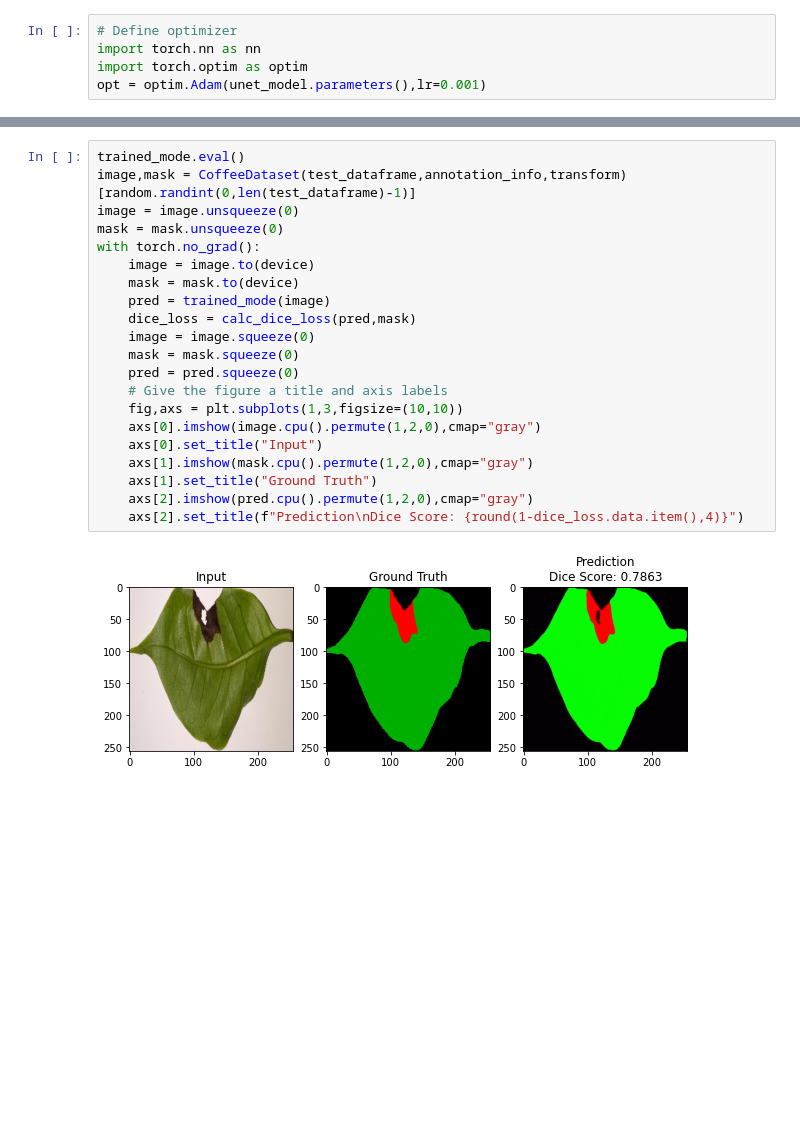
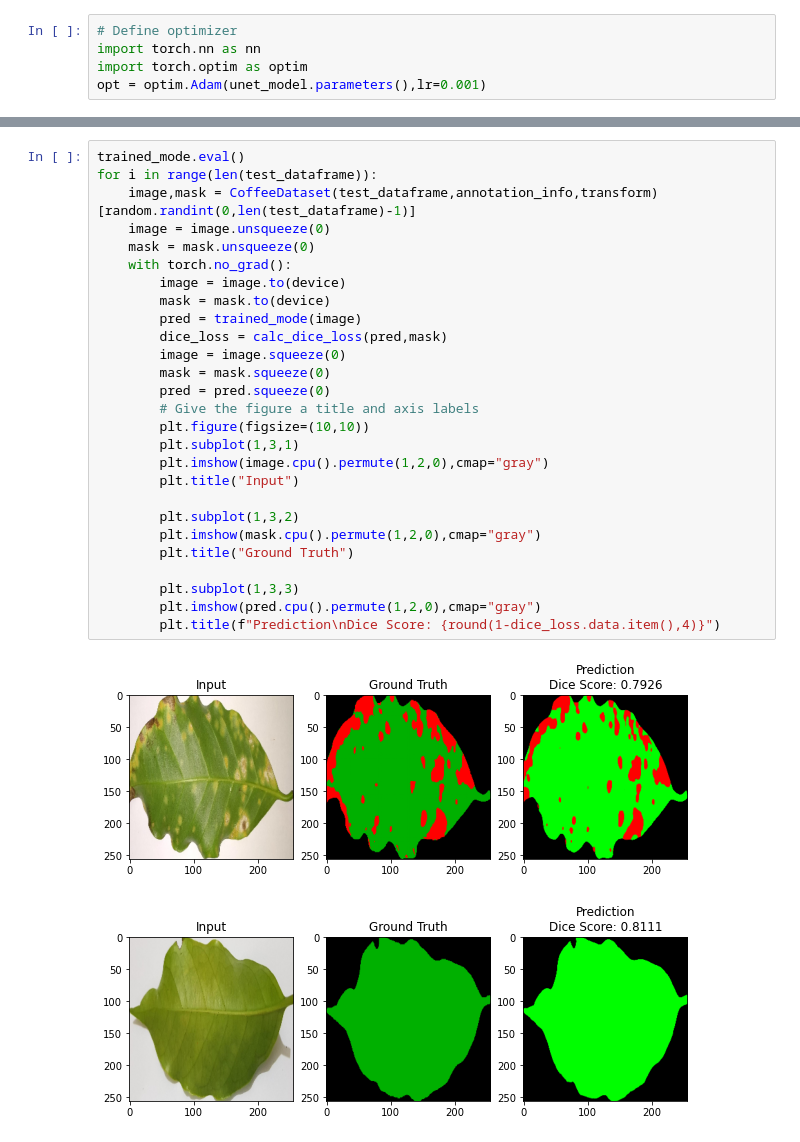
Before and after one commit to FrexG/Coffee-Semantic-Segmentation, a Jupyter notebook: notebooks/2.0-explore-dataloader.ipynb, the cells around one changed output, grey strips where cells are left out. Drawn from its saved outputs; the diff is of its cells as text; blank space fills up the shorter version.

```diff
--- a/notebooks/2.0-explore-dataloader.ipynb
+++ b/notebooks/2.0-explore-dataloader.ipynb
@@ -114,23 +131,30 @@ TypeError: train() got an unexpected keyword argument 'train_loader'
 # %%
 trained_mode.eval()
-image,mask = CoffeeDataset(test_dataframe,annotation_info,transform)[random.randint(0,len(test_dataframe)-1)]
-image = image.unsqueeze(0)
-mask = mask.unsqueeze(0)
-with torch.no_grad():
-    image = image.to(device)
-    mask = mask.to(device)
-    pred = trained_mode(image)
-    dice_loss = calc_dice_loss(pred,mask)
-    image = image.squeeze(0)
-    mask = mask.squeeze(0)
-    pred = pred.squeeze(0)
-    # Give the figure a title and axis labels
-    fig,axs = plt.subplots(1,3,figsize=(10,10))
-    axs[0].imshow(image.cpu().permute(1,2,0),cmap="gray")
-    axs[0].set_title("Input")
-    axs[1].imshow(mask.cpu().permute(1,2,0),cmap="gray")
-    axs[1].set_title("Ground Truth")
-    axs[2].imshow(pred.cpu().permute(1,2,0),cmap="gray")
-    axs[2].set_title(f"Prediction\nDice Score: {round(1-dice_loss.data.item(),4)}")
+for i in range(len(test_dataframe)):
+    image,mask = CoffeeDataset(test_dataframe,annotation_info,transform)[random.randint(0,len(test_dataframe)-1)]
+    image = image.unsqueeze(0)
+    mask = mask.unsqueeze(0)
+    with torch.no_grad():
+        image = image.to(device)
+        mask = mask.to(device)
+        pred = trained_mode(image)
+        dice_loss = calc_dice_loss(pred,mask)
+        image = image.squeeze(0)
+        mask = mask.squeeze(0)
+        pred = pred.squeeze(0)
+        # Give the figure a title and axis labels
+        plt.figure(figsize=(10,10))
+        plt.subplot(1,3,1)
+        plt.imshow(image.cpu().permute(1,2,0),cmap="gray")
+        plt.title("Input")
+
+        plt.subplot(1,3,2)
+        plt.imshow(mask.cpu().permute(1,2,0),cmap="gray")
+        plt.title("Ground Truth")
+
+        plt.subplot(1,3,3)
+        plt.imshow(pred.cpu().permute(1,2,0),cmap="gray")
+        plt.title(f"Prediction\nDice Score: {round(1-dice_loss.data.item(),4)}")
 # %% [output]
-[figure, old version]
+[figure, new version]
+[figure, added]
```
Also changed, not shown: parts of 5 cells of this notebook, 3 other files.
